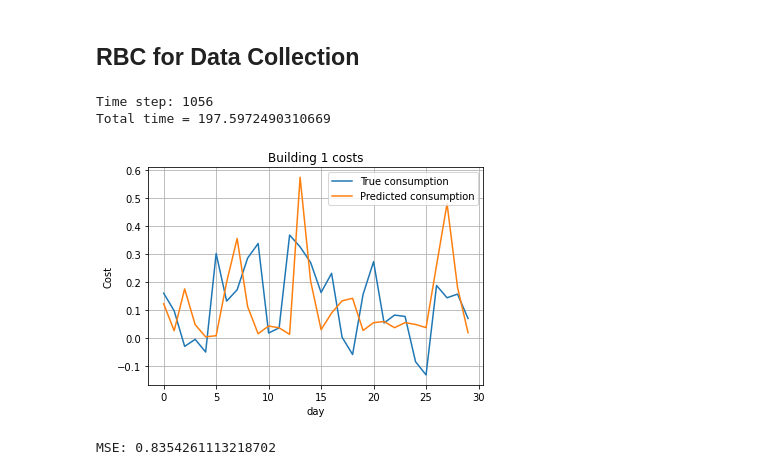
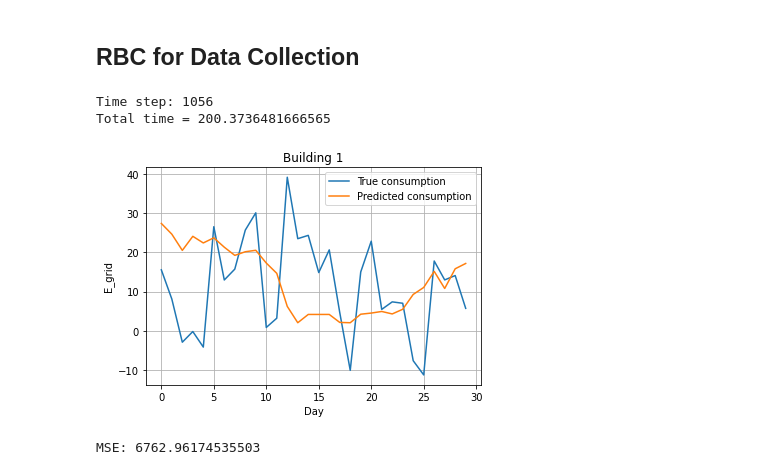
Before and after one commit to QasimWani/ZOiRL, a Jupyter notebook: implicit_agent.ipynb, the cells around one changed output. Cells and saved outputs as stored; diff of their text form; code cells hidden in the pictures.

```diff
--- a/implicit_agent.ipynb
+++ b/implicit_agent.ipynb
@@ -498,7 +507,7 @@ def init_values(data:dict, update_values:dict=None):
 #### accumulate
 data = {}
 actions_arr = [] #plot actions
-E_ns = []
+E_grid = []
 #### accumulate
 
 
@@ -516,7 +525,7 @@ start = time.time()
 
 look_ahead_cost = []
 #run agent
-while not done and t_idx < rbc_threshold + 24*30:
+while not done and t_idx < rbc_threshold + 24 * 30:
 
     hour_state = np.array([[state[0][indx_hour]]])
 
@@ -550,7 +559,7 @@ while not done and t_idx < rbc_threshold + 24*30:
         actions_arr.append(actions)
 
     state = next_state
-    E_ns.append([x[26] for x in state])
+    E_grid.append([x[26] for x in state])
 
 
     data = parse_data(data, get_current_data(env, t_idx))
@@ -562,62 +571,60 @@ while not done and t_idx < rbc_threshold + 24*30:
 
 end = time.time()
 print(f"\nTotal time = {end - start}")
-E_ns = np.array(E_ns).T #set per building
+E_grid = np.array(E_grid).T #set per building
 # %% [output]
 Time step: 1056
-Total time = 197.5972490310669
+Total time = 200.3736481666565
 # %%
 # print(f"Violated constraint : {(t_idx - rbc_threshold)%24}")
 # %%
-# vals = np.transpose(look_ahead_cost, [1,2,0])
-# # plt.figure(figsize=(10, 7))
+vals = np.transpose(look_ahead_cost, [1,2,0])
+# plt.figure(figsize=(10, 7))
 
-# bid = 8
-# x = E_ns[bid][rbc_threshold:]
+bid = 0
+x = E_grid[bid][rbc_threshold:]
 
-# true = np.mean(x.reshape(-1, 24), axis=1)
-# true /= np.linalg.norm(true)
+true = np.mean(x.reshape(-1, 24), axis=1)
 
-# pred = np.mean(vals[bid].flatten().reshape(-1, 24), axis=1)
-# pred /= np.linalg.norm(pred)
+pred = np.mean(vals[bid].flatten().reshape(-1, 24), axis=1)
 
-# plt.plot(true, label='True consumption') #plots per month
-# plt.plot(pred, label='Predicted consumption') #plots per month
+plt.plot(true, label='True consumption') #plots per month
+plt.plot(pred, label='Predicted consumption') #plots per month
 
-# plt.grid()
-# plt.legend()
-# plt.title(f"Building {bid + 1}")
-# plt.xlabel("Day")
-# plt.ylabel("E_grid")
-# plt.show()
+plt.grid()
+plt.legend()
+plt.title(f"Building {bid + 1}")
+plt.xlabel("Day")
+plt.ylabel("E_grid")
+plt.show()
+
+print(f"MSE: {np.sum(np.square(pred - true))}")
+# %% [output]
+[figure, added]
+MSE: 6762.96174535503
 # %%
-### Shouldn't have to normalize. But cost is in the order of 1e-9. that's why.
-### See test documentation for more details
+# ### Shouldn't have to normalize. But cost is in the order of 1e-9. that's why.
+# ### See test documentation for more details
 
-bid = 0
-x = E_ns[bid][rbc_threshold:]
-true = np.mean(x.reshape(-1, 24), axis=1)
-true /= np.linalg.norm(true)
+# bid = 0
+# x = E_grid[bid][rbc_threshold:]
+# true = np.mean(x.reshape(-1, 24), axis=1)
 
-cost_ = np.array(look_ahead_cost).T[bid].astype(np.float)
-pred = cost_ / np.linalg.norm(cost_)
+# pred = np.array(look_ahead_cost).T[bid].astype(np.float)
 
-plt.plot(true, label='True consumption') #plots per month
-plt.plot(pred, label='Predicted consumption') #plots per month
+# plt.plot(true, label='True consumption') #plots per month
+# plt.plot(pred, label='Predicted consumption') #plots per month
 
-plt.legend()
-plt.grid()
+# plt.legend()
+# plt.grid()
 
-plt.title(f"Building {bid + 1} costs")
-plt.xlabel("day")
-plt.ylabel("Cost")
+# plt.title(f"Building {bid + 1} costs")
+# plt.xlabel("day")
+# plt.ylabel("Cost")
 
-plt.show()
+# plt.show()
 
-print(f"MSE: {np.sum(np.square(np.abs(pred - true)))}")
+# print(f"MSE: {np.sum(np.square(pred - true))}")
-# %% [output]
-[figure, removed]
-MSE: 0.8354261113218702
 # %%
 bd_actions = []
 for actions in np.array(actions_arr):
```
Also changed, not shown: parts of 7 cells of this notebook.
